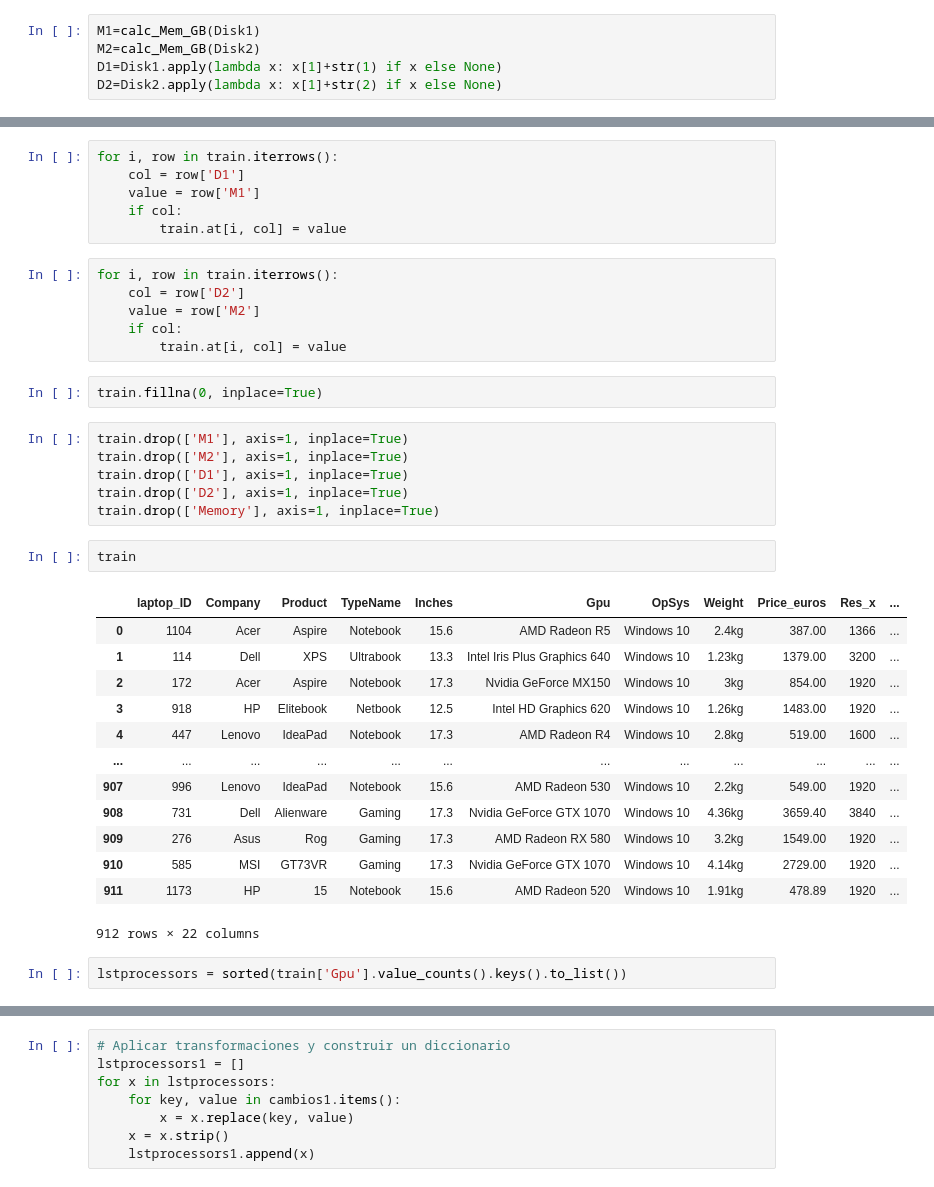
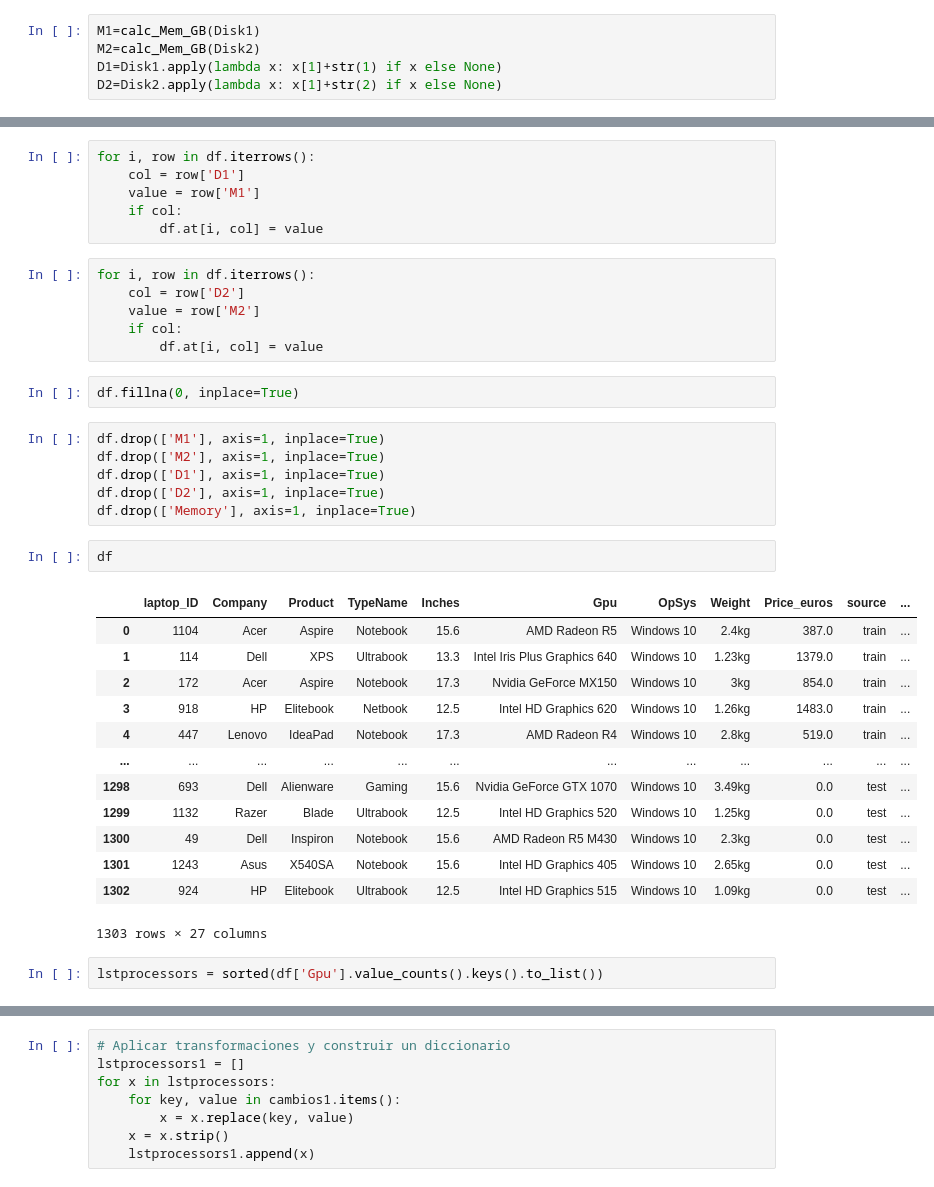
Before and after one commit to angelrodnah/DS_PT_09_2023, a Jupyter notebook: Machine_Learning/1-Supervisado/1-Regression/Kaggle1/Kaggle_ARN.ipynb, the cells around one changed output, grey strips where cells are left out. Cells and saved outputs as stored; diff of their text form.

```diff
--- a/Machine_Learning/1-Supervisado/1-Regression/Kaggle1/Kaggle_ARN.ipynb
+++ b/Machine_Learning/1-Supervisado/1-Regression/Kaggle1/Kaggle_ARN.ipynb
@@ -245,41 +295,41 @@ train['D2']=D2.values
 # %%
-for i, row in train.iterrows():
+for i, row in df.iterrows():
     col = row['D1']
     value = row['M1']
     if col:
-        train.at[i, col] = value
+        df.at[i, col] = value
 # %%
-for i, row in train.iterrows():
+for i, row in df.iterrows():
     col = row['D2']
     value = row['M2']
     if col:
-        train.at[i, col] = value
+        df.at[i, col] = value
 # %%
-train.fillna(0, inplace=True)
+df.fillna(0, inplace=True)
 # %%
-train.drop(['M1'], axis=1, inplace=True)
-train.drop(['M2'], axis=1, inplace=True)
-train.drop(['D1'], axis=1, inplace=True)
-train.drop(['D2'], axis=1, inplace=True)
-train.drop(['Memory'], axis=1, inplace=True)
+df.drop(['M1'], axis=1, inplace=True)
+df.drop(['M2'], axis=1, inplace=True)
+df.drop(['D1'], axis=1, inplace=True)
+df.drop(['D2'], axis=1, inplace=True)
+df.drop(['Memory'], axis=1, inplace=True)
-# %%
-train
-# %% [output]
-|  | laptop_ID | Company | Product | TypeName | Inches | Gpu | OpSys | Weight | Price_euros | Res_x | ... |
-| 0 | 1104 | Acer | Aspire | Notebook | 15.6 | AMD Radeon R5 | Windows 10 | 2.4kg | 387.00 | 1366 | ... |
-| 1 | 114 | Dell | XPS | Ultrabook | 13.3 | Intel Iris Plus Graphics 640 | Windows 10 | 1.23kg | 1379.00 | 3200 | ... |
-| 2 | 172 | Acer | Aspire | Notebook | 17.3 | Nvidia GeForce MX150 | Windows 10 | 3kg | 854.00 | 1920 | ... |
-| 3 | 918 | HP | Elitebook | Netbook | 12.5 | Intel HD Graphics 620 | Windows 10 | 1.26kg | 1483.00 | 1920 | ... |
-| 4 | 447 | Lenovo | IdeaPad | Notebook | 17.3 | AMD Radeon R4 | Windows 10 | 2.8kg | 519.00 | 1600 | ... |
-| ... | ... | ... | ... | ... | ... | ... | ... | ... | ... | ... | ... |
-| 907 | 996 | Lenovo | IdeaPad | Notebook | 15.6 | AMD Radeon 530 | Windows 10 | 2.2kg | 549.00 | 1920 | ... |
-| 908 | 731 | Dell | Alienware | Gaming | 17.3 | Nvidia GeForce GTX 1070 | Windows 10 | 4.36kg | 3659.40 | 3840 | ... |
-| 909 | 276 | Asus | Rog | Gaming | 17.3 | AMD Radeon RX 580 | Windows 10 | 3.2kg | 1549.00 | 1920 | ... |
-| 910 | 585 | MSI | GT73VR | Gaming | 17.3 | Nvidia GeForce GTX 1070 | Windows 10 | 4.14kg | 2729.00 | 1920 | ... |
-| 911 | 1173 | HP | 15 | Notebook | 15.6 | AMD Radeon 520 | Windows 10 | 1.91kg | 478.89 | 1920 | ... |
-912 rows × 22 columns
+# %%
+df
+# %% [output]
+|  | laptop_ID | Company | Product | TypeName | Inches | Gpu | OpSys | Weight | Price_euros | source | ... |
+| 0 | 1104 | Acer | Aspire | Notebook | 15.6 | AMD Radeon R5 | Windows 10 | 2.4kg | 387.0 | train | ... |
+| 1 | 114 | Dell | XPS | Ultrabook | 13.3 | Intel Iris Plus Graphics 640 | Windows 10 | 1.23kg | 1379.0 | train | ... |
+| 2 | 172 | Acer | Aspire | Notebook | 17.3 | Nvidia GeForce MX150 | Windows 10 | 3kg | 854.0 | train | ... |
+| 3 | 918 | HP | Elitebook | Netbook | 12.5 | Intel HD Graphics 620 | Windows 10 | 1.26kg | 1483.0 | train | ... |
+| 4 | 447 | Lenovo | IdeaPad | Notebook | 17.3 | AMD Radeon R4 | Windows 10 | 2.8kg | 519.0 | train | ... |
+| ... | ... | ... | ... | ... | ... | ... | ... | ... | ... | ... | ... |
+| 1298 | 693 | Dell | Alienware | Gaming | 15.6 | Nvidia GeForce GTX 1070 | Windows 10 | 3.49kg | 0.0 | test | ... |
+| 1299 | 1132 | Razer | Blade | Ultrabook | 12.5 | Intel HD Graphics 520 | Windows 10 | 1.25kg | 0.0 | test | ... |
+| 1300 | 49 | Dell | Inspiron | Notebook | 15.6 | AMD Radeon R5 M430 | Windows 10 | 2.3kg | 0.0 | test | ... |
+| 1301 | 1243 | Asus | X540SA | Notebook | 15.6 | Intel HD Graphics 405 | Windows 10 | 2.65kg | 0.0 | test | ... |
+| 1302 | 924 | HP | Elitebook | Ultrabook | 12.5 | Intel HD Graphics 515 | Windows 10 | 1.09kg | 0.0 | test | ... |
+1303 rows × 27 columns
 # %%
-lstprocessors = sorted(train['Gpu'].value_counts().keys().to_list())
+lstprocessors = sorted(df['Gpu'].value_counts().keys().to_list())
 # %%
 lstprocessors
 # %% [output]
```
Also changed, not shown: parts of 156 cells of this notebook, 9 other files.
